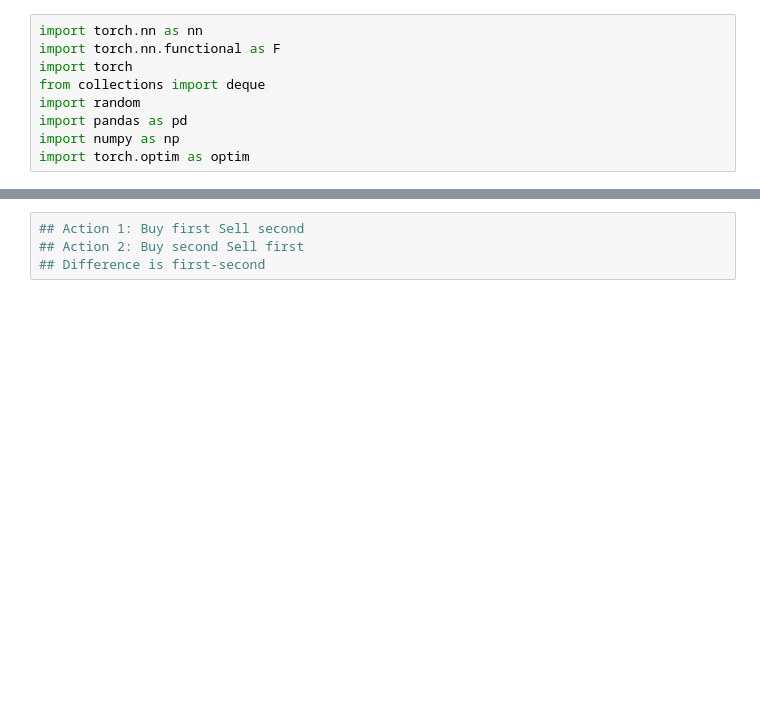
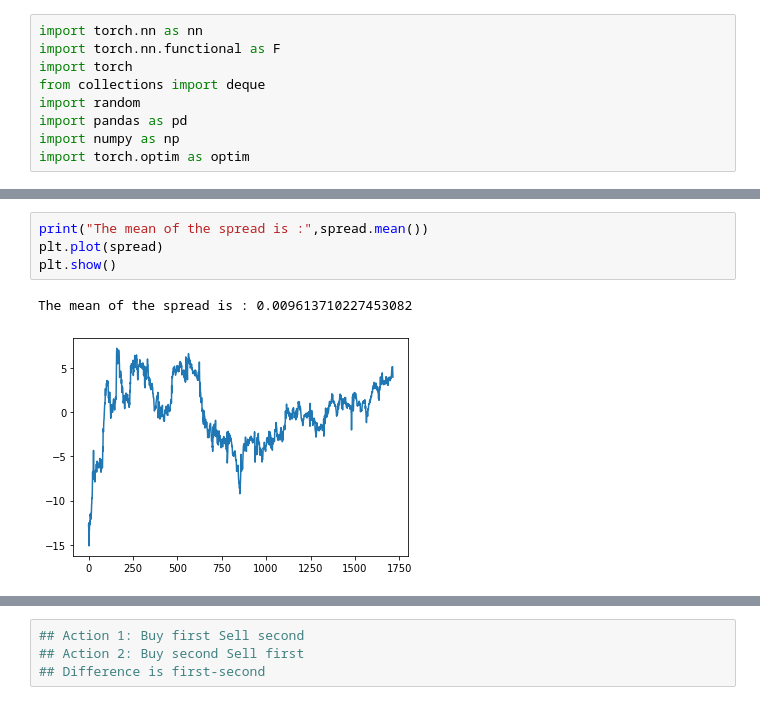
Before and after one commit to myihbach/Pairs_Trading_Deep_Q_Learning, a Jupyter notebook: Code/Pairs trading BOT.ipynb, the cells around one changed output, grey strips where cells are left out. Cells and saved outputs as stored; diff of their text form; blank space fills up the shorter version.

```diff
--- a/Code/Pairs trading BOT.ipynb
+++ b/Code/Pairs trading BOT.ipynb
@@ -335,0 +356,7 @@ beta
+# %%
+print("The mean of the spread is :",spread.mean())
+plt.plot(spread)
+plt.show()
+# %% [output]
+The mean of the spread is : 0.009613710227453082
+[figure, added]
```
Also changed, not shown: parts of 17 cells of this notebook.
